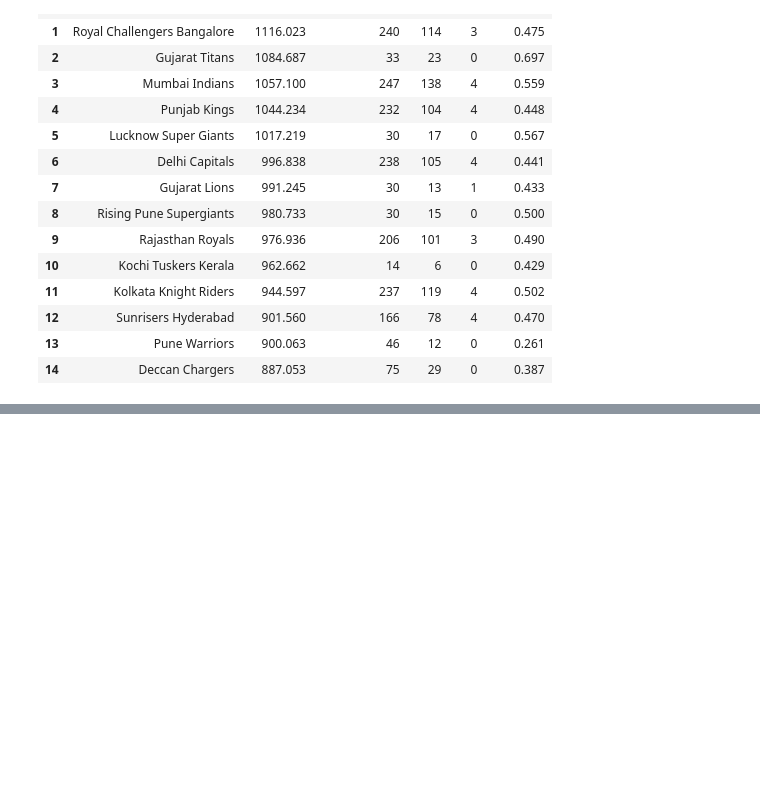
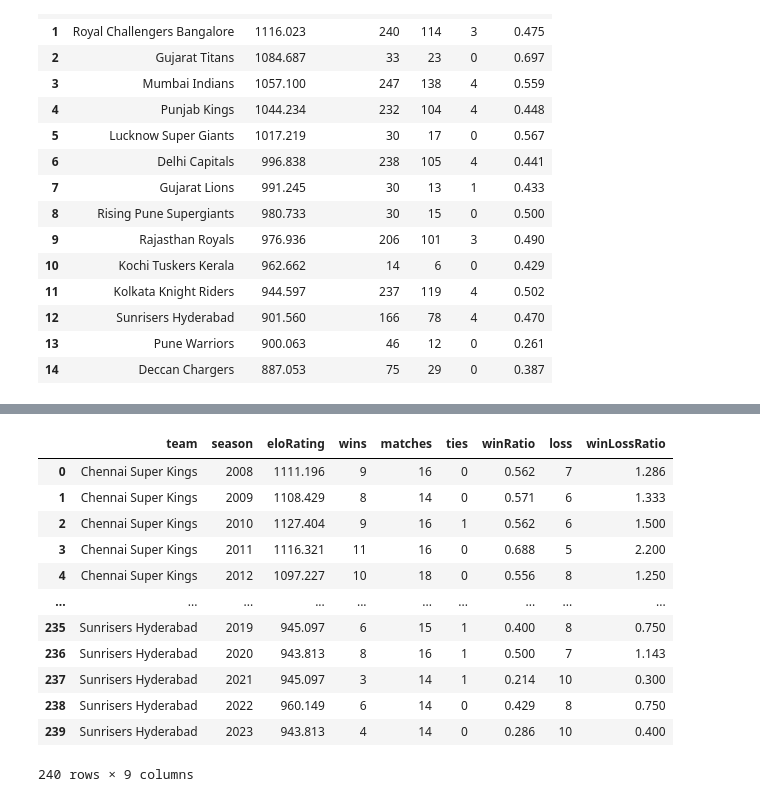
Before and after one commit to chinmay-choudhary/cricket-elo-rating, a Jupyter notebook: ipl.ipynb, the cells around one changed output, grey strips where cells are left out. Cells and saved outputs as stored; diff of their text form; code cells hidden in the pictures; blank space fills up the shorter version.

```diff
--- a/ipl.ipynb
+++ b/ipl.ipynb
@@ -271,0 +510,19 @@ df = pd.read_csv('iplMatchByMatchElo.csv')
+# %%
+eloSeason['winRatio'] = round(eloSeason['wins'] / eloSeason['matches'],3)
+eloSeason['loss'] = eloSeason['matches'] - (eloSeason['wins'] + eloSeason['ties'])
+eloSeason['winLossRatio'] = round(eloSeason['wins'] / (eloSeason['loss']),3)
+eloSeason
+# %% [output]
+|  | team | season | eloRating | wins | matches | ties | winRatio | loss | winLossRatio |
+| 0 | Chennai Super Kings | 2008 | 1111.196 | 9 | 16 | 0 | 0.562 | 7 | 1.286 |
+| 1 | Chennai Super Kings | 2009 | 1108.429 | 8 | 14 | 0 | 0.571 | 6 | 1.333 |
+| 2 | Chennai Super Kings | 2010 | 1127.404 | 9 | 16 | 1 | 0.562 | 6 | 1.500 |
+| 3 | Chennai Super Kings | 2011 | 1116.321 | 11 | 16 | 0 | 0.688 | 5 | 2.200 |
+| 4 | Chennai Super Kings | 2012 | 1097.227 | 10 | 18 | 0 | 0.556 | 8 | 1.250 |
+| ... | ... | ... | ... | ... | ... | ... | ... | ... | ... |
+| 235 | Sunrisers Hyderabad | 2019 | 945.097 | 6 | 15 | 1 | 0.400 | 8 | 0.750 |
+| 236 | Sunrisers Hyderabad | 2020 | 943.813 | 8 | 16 | 1 | 0.500 | 7 | 1.143 |
+| 237 | Sunrisers Hyderabad | 2021 | 945.097 | 3 | 14 | 1 | 0.214 | 10 | 0.300 |
+| 238 | Sunrisers Hyderabad | 2022 | 960.149 | 6 | 14 | 0 | 0.429 | 8 | 0.750 |
+| 239 | Sunrisers Hyderabad | 2023 | 943.813 | 4 | 14 | 0 | 0.286 | 10 | 0.400 |
+240 rows × 9 columns
```
Also changed, not shown: parts of 36 cells of this notebook, 1 other file.
